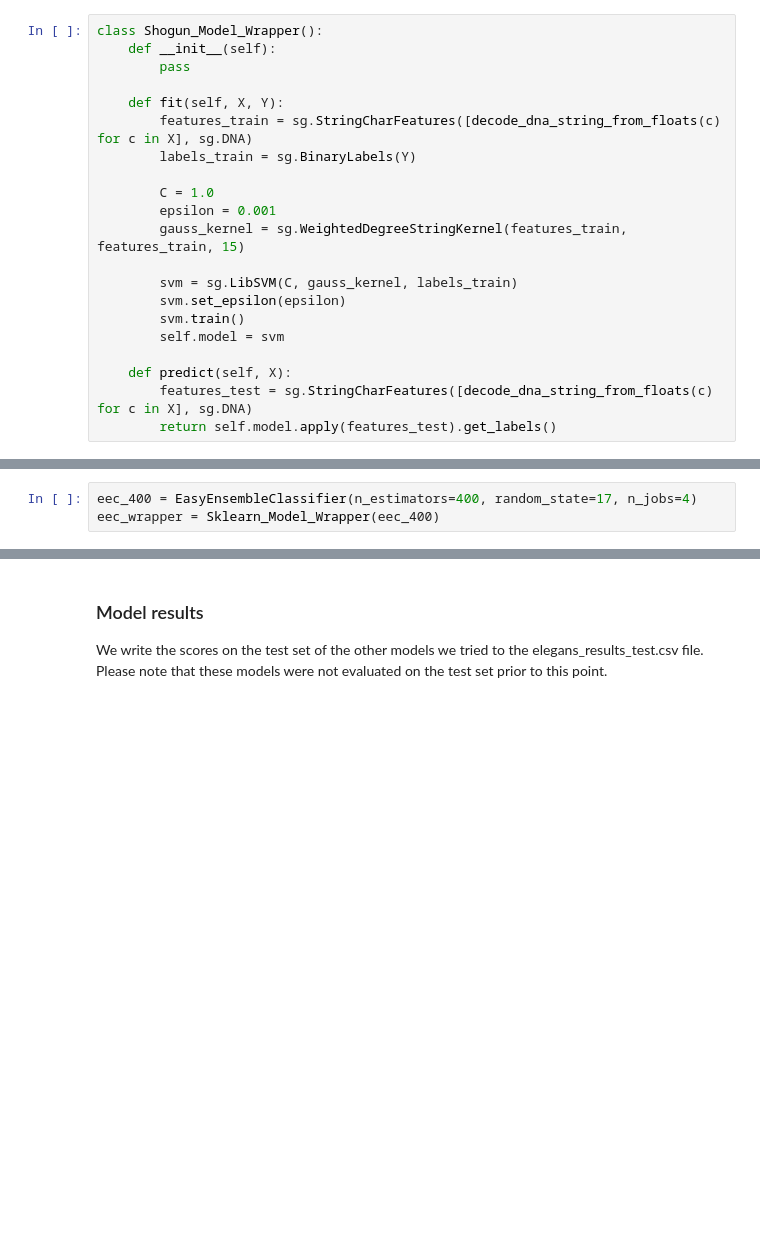
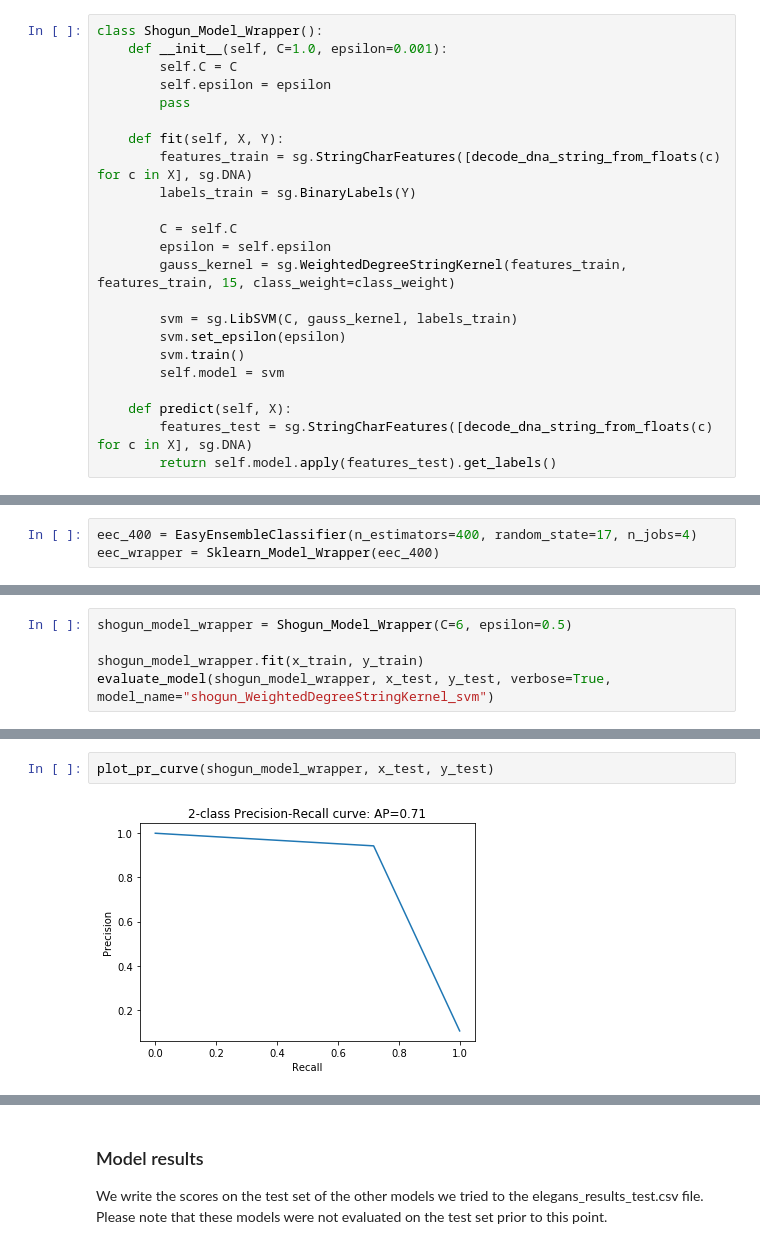
Before and after one commit to moserle/Splice-Site-Prediction, a Jupyter notebook: elegans_splice_site_prediction.ipynb, the cells around one changed output, grey strips where cells are left out. Saved outputs shown, nothing was run; the diff lists cells and outputs as text; blank space fills up the shorter version.

Commit message:
evaluate models, experiment with shogun toolbox

```diff
--- a/elegans_splice_site_prediction.ipynb
+++ b/elegans_splice_site_prediction.ipynb
@@ -197,16 +197,18 @@ class Sklearn_Model_Wrapper():
         return self.model.predict(X)
 # %%
 class Shogun_Model_Wrapper():
-    def __init__(self):
+    def __init__(self, C=1.0, epsilon=0.001):
+        self.C = C
+        self.epsilon = epsilon
         pass
 
     def fit(self, X, Y):
         features_train = sg.StringCharFeatures([decode_dna_string_from_floats(c) for c in X], sg.DNA)
         labels_train = sg.BinaryLabels(Y)
 
-        C = 1.0
-        epsilon = 0.001
-        gauss_kernel = sg.WeightedDegreeStringKernel(features_train, features_train, 15)
+        C = self.C
+        epsilon = self.epsilon
+        gauss_kernel = sg.WeightedDegreeStringKernel(features_train, features_train, 15, class_weight=class_weight)
 
         svm = sg.LibSVM(C, gauss_kernel, labels_train)
         svm.set_epsilon(epsilon)
@@ -1069,0 +1147,5 @@ plot_roc_curve(eec_wrapper, x_test, y_test)
+# %%
+shogun_model_wrapper = Shogun_Model_Wrapper(C=6, epsilon=0.5)
+
+shogun_model_wrapper.fit(x_train, y_train)
+evaluate_model(shogun_model_wrapper, x_test, y_test, verbose=True, model_name="shogun_WeightedDegreeStringKernel_svm")
@@ -1069,0 +1171,4 @@ plot_roc_curve(eec_wrapper, x_test, y_test)
+# %%
+plot_pr_curve(shogun_model_wrapper, x_test, y_test)
+# %% [output]
+[figure, added]
```
Also changed, not shown: parts of 24 cells of this notebook, 1 other file.
